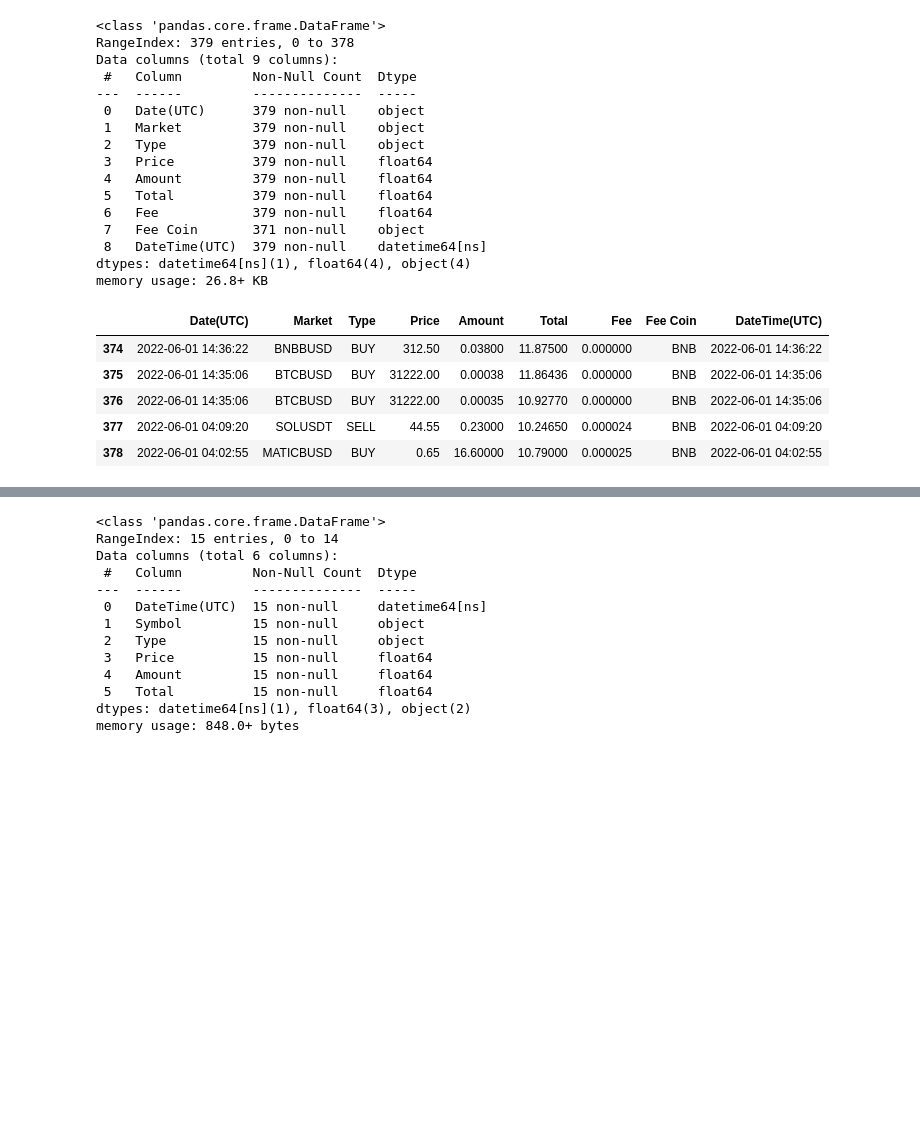
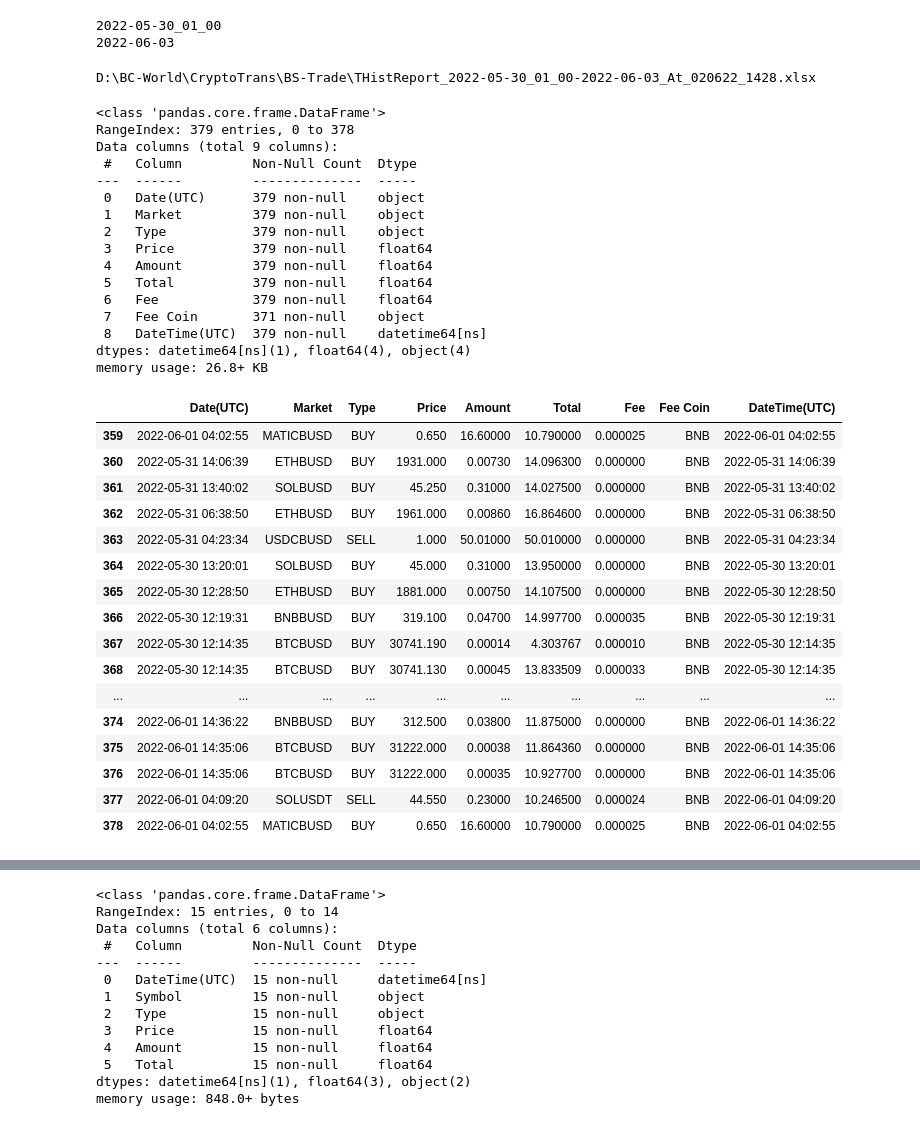
Before and after one commit to technqvi/BinanceTranReport, a Jupyter notebook: BinanceTradingTrasaction.ipynb, the cells around one changed output, grey strips where cells are left out. Saved outputs shown, nothing was run; the diff lists cells and outputs as text; code cells hidden in the pictures; blank space fills up the shorter version.

```diff
--- a/BinanceTradingTrasaction.ipynb
+++ b/BinanceTradingTrasaction.ipynb
@@ -10,18 +13,39 @@ from binance.client import Client
+# %%
+def replaceString(txt):
+  specialChars =[' ',':']
+  for specialChar in specialChars:
+    txt = txt.replace(specialChar, '_')
+  return txt
+
+title_start=replaceString(q_start)
+title_end=replaceString(q_end)
+print(title_start)
+print(title_end)
+# %% [output]
+2022-05-30_01_00
+2022-06-03
 # %%
-root_path=r'D:\BC-World\Video\DeFi Usage\AAA_DeFi_Doc_TRansaction\Transaction'
+root_path=r'D:\BC-World\CryptoTrans\BS-Trade'
 
 buildtime = datetime.now().strftime('%d%m%y_%H%M')
 
+# copy file from last export to  Binance Trade History_From2022-02-01.xlsx
 
-# copy file from last export to  Binance Trade History_From2022-02-01.xlsx
-trans_path=f'{root_path}\\MasterFile\\Raw_BinanceTradeHistory.xlsx'
-master_path=f'{root_path}\\MasterFile\\Master_BinanceTradeHistory.xlsx'
+trans_path=f'{root_path}\\Master\\Raw_BinanceTradeHistory.xlsx'
+add_path=f'{root_path}\\Master\\Addtional_TranancTrade OutOfBN-Trade.xlsx'
+master_path=f'{root_path}\\Master\\Master_BinanceTradeHistory.xlsx'
 
 
-tran2s_path2=f'{root_path}\\Report\\Summary_TradeHistory_At_{buildtime}.xlsx'
+if q_start!='' and q_end!='':
+
+    tran2s_path2=f'{root_path}\\THistReport_{title_start}-{title_end}_At_{buildtime}.xlsx'
+else:
+    tran2s_path2=f'{root_path}\\Report\\THistReport_At_{buildtime}.xlsx'
+
+print(tran2s_path2)
 
 
-add_path=f'{root_path}\\MasterFile\\Addtional_TranancTrade OutOfBN-Trade.xlsx'
+
 
 coinPairList=['USDT','BUSD','USDC','DAI','']
 
@@ -34,6 +58,8 @@ colsDelete=['Date(UTC)','Market','Fee','Fee Coin']
 
 main_pair='BUSD'
 #colsList=['DateTime(UTC)','Symbol','PairCoin','Market','Type','Price','Amount','Total','Fee','Fee Coin']
+# %% [output]
+D:\BC-World\CryptoTrans\BS-Trade\THistReport_2022-05-30_01_00-2022-06-03_At_020622_1428.xlsx
 # %%
 config_values= dotenv_values(dotenv_path=f'{path_config}\\.env')
 api_key = config_values['bn_key']
@@ -42,28 +68,39 @@ client=Client(api_key,api_secret)
 # %%
 df_trasns=pd.read_excel(trans_path,engine='openpyxl')
 df_trasns['DateTime(UTC)']=pd.to_datetime(df_trasns['Date(UTC)'],format='%Y-%m-%d %H:%M:%S')
 df_trasns.info()
-df_trasns.tail()
+df_trasns.tail(20)
 # %% [output]
 <class 'pandas.core.frame.DataFrame'>
 RangeIndex: 379 entries, 0 to 378
 Data columns (total 9 columns):
  #   Column         Non-Null Count  Dtype
 ---  ------         --------------  -----
  0   Date(UTC)      379 non-null    object
  1   Market         379 non-null    object
  2   Type           379 non-null    object
  3   Price          379 non-null    float64
  4   Amount         379 non-null    float64
  5   Total          379 non-null    float64
  6   Fee            379 non-null    float64
  7   Fee Coin       371 non-null    object
  8   DateTime(UTC)  379 non-null    datetime64[ns]
 dtypes: datetime64[ns](1), float64(4), object(4)
 memory usage: 26.8+ KB
 |  | Date(UTC) | Market | Type | Price | Amount | Total | Fee | Fee Coin | DateTime(UTC) |
-| 374 | 2022-06-01 14:36:22 | BNBBUSD | BUY | 312.50 | 0.03800 | 11.87500 | 0.000000 | BNB | 2022-06-01 14:36:22 |
-| 375 | 2022-06-01 14:35:06 | BTCBUSD | BUY | 31222.00 | 0.00038 | 11.86436 | 0.000000 | BNB | 2022-06-01 14:35:06 |
-| 376 | 2022-06-01 14:35:06 | BTCBUSD | BUY | 31222.00 | 0.00035 | 10.92770 | 0.000000 | BNB | 2022-06-01 14:35:06 |
-| 377 | 2022-06-01 04:09:20 | SOLUSDT | SELL | 44.55 | 0.23000 | 10.24650 | 0.000024 | BNB | 2022-06-01 04:09:20 |
-| 378 | 2022-06-01 04:02:55 | MATICBUSD | BUY | 0.65 | 16.60000 | 10.79000 | 0.000025 | BNB | 2022-06-01 04:02:55 |
+| 359 | 2022-06-01 04:02:55 | MATICBUSD | BUY | 0.650 | 16.60000 | 10.790000 | 0.000025 | BNB | 2022-06-01 04:02:55 |
+| 360 | 2022-05-31 14:06:39 | ETHBUSD | BUY | 1931.000 | 0.00730 | 14.096300 | 0.000000 | BNB | 2022-05-31 14:06:39 |
+| 361 | 2022-05-31 13:40:02 | SOLBUSD | BUY | 45.250 | 0.31000 | 14.027500 | 0.000000 | BNB | 2022-05-31 13:40:02 |
+| 362 | 2022-05-31 06:38:50 | ETHBUSD | BUY | 1961.000 | 0.00860 | 16.864600 | 0.000000 | BNB | 2022-05-31 06:38:50 |
+| 363 | 2022-05-31 04:23:34 | USDCBUSD | SELL | 1.000 | 50.01000 | 50.010000 | 0.000000 | BNB | 2022-05-31 04:23:34 |
+| 364 | 2022-05-30 13:20:01 | SOLBUSD | BUY | 45.000 | 0.31000 | 13.950000 | 0.000000 | BNB | 2022-05-30 13:20:01 |
+| 365 | 2022-05-30 12:28:50 | ETHBUSD | BUY | 1881.000 | 0.00750 | 14.107500 | 0.000000 | BNB | 2022-05-30 12:28:50 |
+| 366 | 2022-05-30 12:19:31 | BNBBUSD | BUY | 319.100 | 0.04700 | 14.997700 | 0.000035 | BNB | 2022-05-30 12:19:31 |
+| 367 | 2022-05-30 12:14:35 | BTCBUSD | BUY | 30741.190 | 0.00014 | 4.303767 | 0.000010 | BNB | 2022-05-30 12:14:35 |
+| 368 | 2022-05-30 12:14:35 | BTCBUSD | BUY | 30741.130 | 0.00045 | 13.833509 | 0.000033 | BNB | 2022-05-30 12:14:35 |
+| ... | ... | ... | ... | ... | ... | ... | ... | ... | ... |
+| 374 | 2022-06-01 14:36:22 | BNBBUSD | BUY | 312.500 | 0.03800 | 11.875000 | 0.000000 | BNB | 2022-06-01 14:36:22 |
+| 375 | 2022-06-01 14:35:06 | BTCBUSD | BUY | 31222.000 | 0.00038 | 11.864360 | 0.000000 | BNB | 2022-06-01 14:35:06 |
+| 376 | 2022-06-01 14:35:06 | BTCBUSD | BUY | 31222.000 | 0.00035 | 10.927700 | 0.000000 | BNB | 2022-06-01 14:35:06 |
+| 377 | 2022-06-01 04:09:20 | SOLUSDT | SELL | 44.550 | 0.23000 | 10.246500 | 0.000024 | BNB | 2022-06-01 04:09:20 |
+| 378 | 2022-06-01 04:02:55 | MATICBUSD | BUY | 0.650 | 16.60000 | 10.790000 | 0.000025 | BNB | 2022-06-01 04:02:55 |
```
Also changed, not shown: parts of 15 cells of this notebook.
